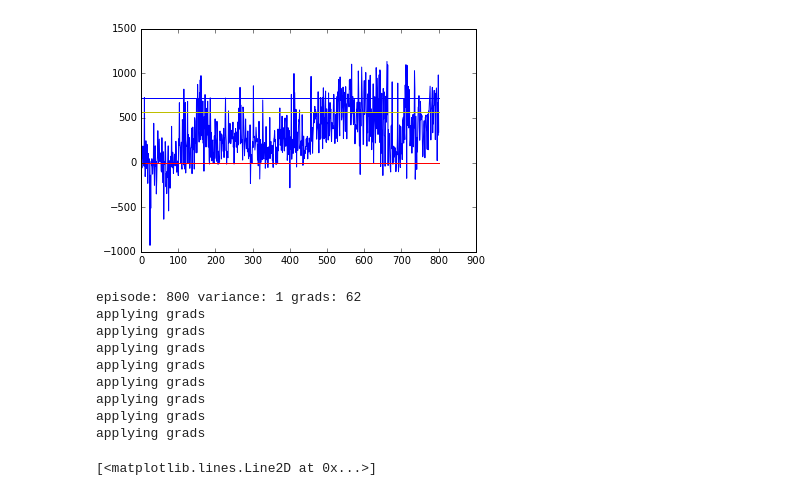
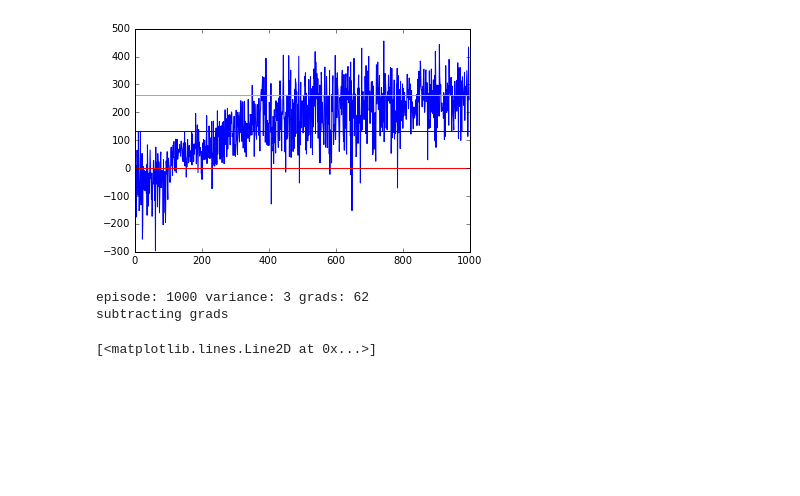
Before and after one commit to JonComo/stumbly, a Jupyter notebook: stumbly_policy.ipynb, the cells around one changed output. Drawn from its saved outputs; the diff is of its cells as text; code cells hidden in the pictures; blank space fills up the shorter version.

```diff
--- a/stumbly_policy.ipynb
+++ b/stumbly_policy.ipynb
@@ -37,8 +37,8 @@ from time import sleep
 FILE = 'creatures/two_legs.json'
 
 # Physics engine and window
-LOWER_LIM = -.2 * np.pi
-UPPER_LIM = .2 * np.pi
+LOWER_LIM = -.1 * np.pi
+UPPER_LIM = .1 * np.pi
 LIMIT = True
 ANGLE_RANGE = UPPER_LIM - LOWER_LIM if LIMIT else np.pi*2.0
 
@@ -98,8 +98,8 @@ def set_position(position, zero_vel=True):
 
 TIMESTEPS = 60 # timesteps per episode
 exploration_length = 100
-r_margin = 150
-r_rate = 0.1
+r_margin = 100
+r_rate = 0.05
 
 total_r = 0.0
 running_avg = 0.0
@@ -107,8 +107,8 @@ episode = 0
 start_p = body_position()
 end_p = start_p
 
-learning_rate = .05
-variance = 1 # increase or decrease deviation from means output by nn
+learning_rate = .1
+variance = 3 # increase or decrease deviation from means output by nn
 
 hdim = 16
 
@@ -174,6 +174,13 @@ while running:
             for grad in grads:
                 W1 += learning_rate * grad['g1'] / float(TIMESTEPS)
                 W2 += learning_rate * grad['g2'] / float(TIMESTEPS)
+        elif total_r < running_avg - r_margin:
+            print('subtracting grads')
+            #W1 *= 0.99998
+            #W2 *= 0.99998
+            for grad in grads:
+                W1 -= learning_rate * grad['g1'] / float(TIMESTEPS)
+                W2 -= learning_rate * grad['g2'] / float(TIMESTEPS)
 
 
     # new episode
@@ -250,43 +257,36 @@ while running:
         #reward = (end_p[0] - start_p[0])
         #reward = 1 if end_p[0] > start_p[0] else 0
         #reward = 1.0 - np.average([engine.to_screen(b.position)[1]/engine.height for b in engine.world.bodies])
 
         #total_r += reward
 
         # grad
         if episode > exploration_length:
             delta = (torques - z2) / variance
             g2 = np.multiply(h1.T, delta)
             dh1 = W2.dot(delta.T).T
             dz1 = np.multiply(dh1, act_p(z1))
             g1 = np.multiply(x.T, dz1)
 
             grad = {'g1': g1, 'g2': g2}
             grads += [grad]
 
         if t > TIMESTEPS:
             reset = True
             engine.render()
 
         if not speedup:
             engine.render()
             engine.clock_tick()
 
         # prepare for next rounds
         t += 1
 
 engine.close()
 # %% [output]
-[figure, old version]
+[figure, new version]
-episode: 800 variance: 1 grads: 62
-applying grads
-applying grads
-applying grads
-applying grads
-applying grads
-applying grads
-applying grads
-applying grads
+episode: 1000 variance: 3 grads: 62
+subtracting grads
 # %%
 X = np.linspace(-4, 4, 100)
 plt.plot(X, np.tanh(X))
```
